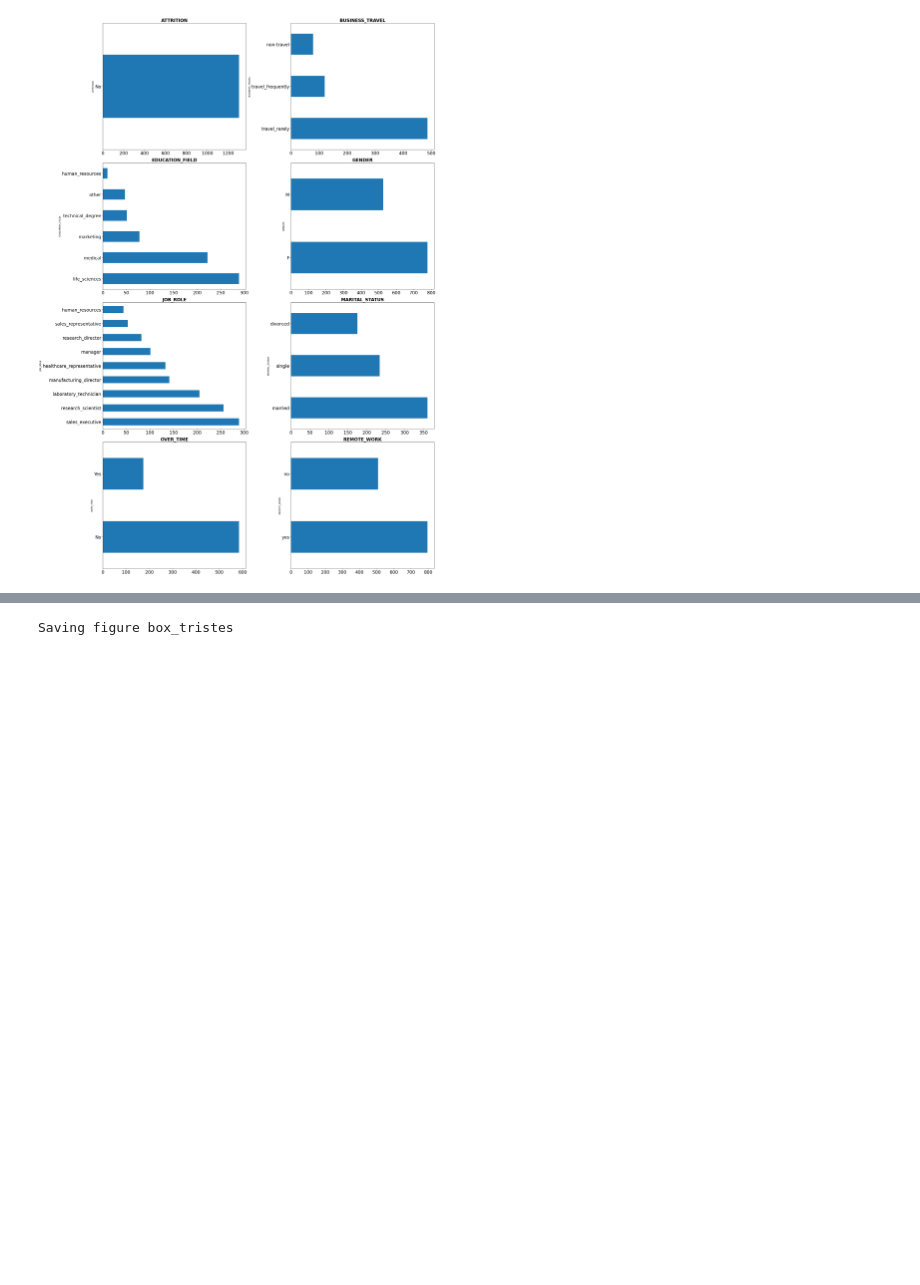
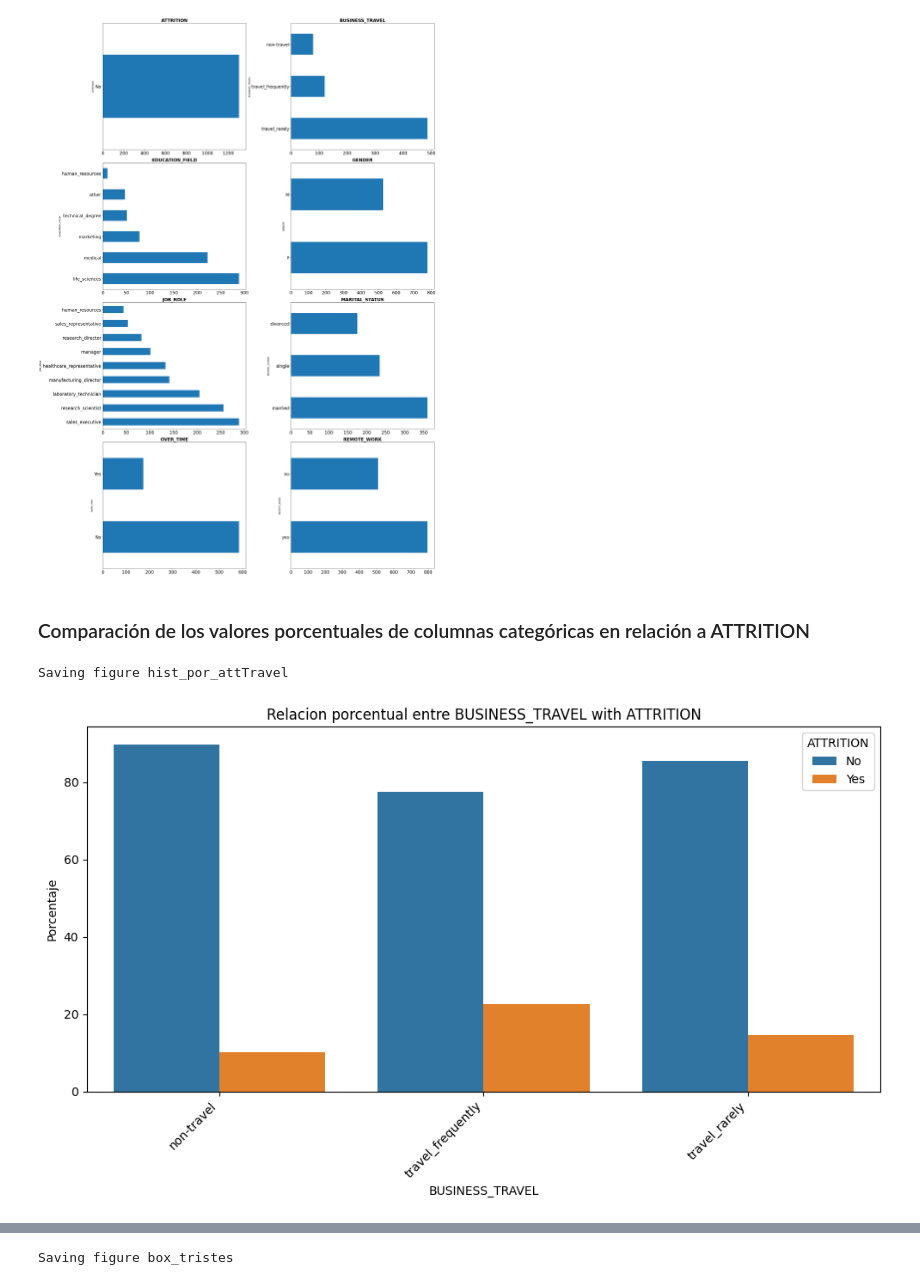
Before and after one commit to Origamologo/Empleados, a Jupyter notebook: 02_visualización.ipynb, the cells around one changed output, grey strips where cells are left out. Drawn from its saved outputs; the diff is of its cells as text; code cells hidden in the pictures; blank space fills up the shorter version.

```diff
--- a/02_visualización.ipynb
+++ b/02_visualización.ipynb
@@ -116,3 +119,10 @@ categoricos(4, 2, df_felices, nombre_fichero="cat_felices")
 # %% [output]
 Saving figure cat_felices
 [figure]
+# %% [markdown]
+### Comparación de los valores porcentuales de columnas categóricas en relación a ATTRITION
+# %%
+histo_porcentual(df_completo, 'BUSINESS_TRAVEL', 'ATTRITION', 'hist_por_attTravel')
+# %% [output]
+Saving figure hist_por_attTravel
+[figure, added]
```
Also changed, not shown: parts of 15 cells of this notebook, 7 other files.
